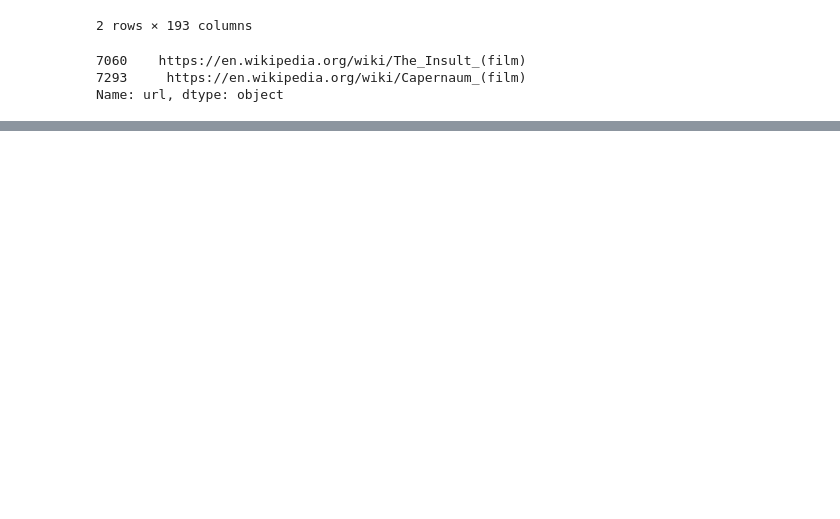
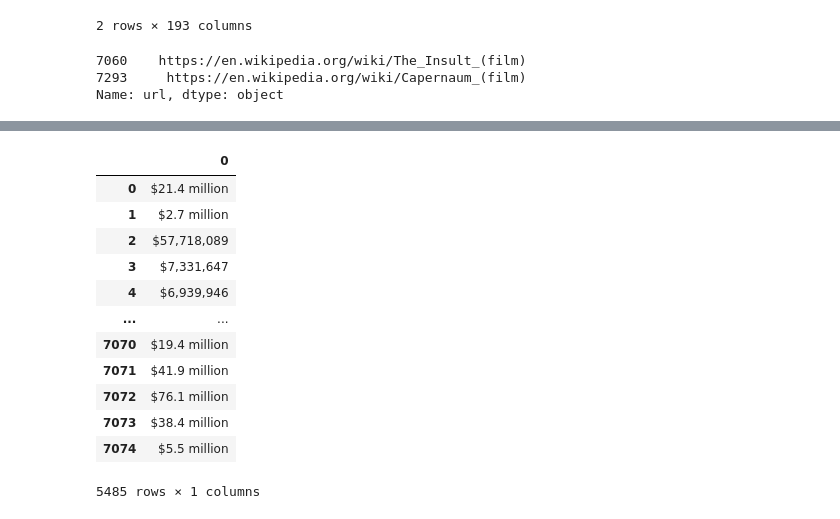
Before and after one commit to DONtheGREAT/Movies-ETL, a Jupyter notebook: Movielens Extract.ipynb, the cells around one changed output, grey strips where cells are left out. Saved outputs shown, nothing was run; the diff lists cells and outputs as text; code cells hidden in the pictures; blank space fills up the shorter version.

```diff
--- a/Movielens Extract.ipynb
+++ b/Movielens Extract.ipynb
@@ -212,0 +317,4 @@ sorted(wiki_movies_df.columns.tolist())
+# %%
+#columns that 90 perecnt null values is data that we will not be using so create columns to keep from the list created.
+wiki_columns_to_keep = [column for column in wiki_movies_df.columns if wiki_movies_df[column].isnull().sum() < len(wiki_movies_df) * 0.9]
+wiki_movies_df = wiki_movies_df[wiki_columns_to_keep]
@@ -212,0 +355,2 @@ sorted(wiki_movies_df.columns.tolist())
+# %%
+box_office = wiki_movies_df['Box office'].dropna()
@@ -212,0 +404,4 @@ sorted(wiki_movies_df.columns.tolist())
+# %%
+#use a simple space as our joining character and apply the join() function only when our data points are LIST.
+# join the value to the ' ' if the data type equals a list, if not leave the value as is.
+box_office = box_office.apply(lambda x: ' '.join(x) if type(x) == list else x)
@@ -212,0 +441,6 @@ sorted(wiki_movies_df.columns.tolist())
+# %%
+# search for any string that starts with a dollar sign and ends with a hyphen,
+# and then replace it with just a dollar sign using the replace() method.
+# Some editors will convert hyphens in certain situations to em dashes and en dashes
+# We'll need to put all three into a character set in our replace regular expression
+box_office = box_office.str.replace(r'\$.*[-—–](?![a-z])', '$', regex=True)
@@ -212,0 +468,18 @@ sorted(wiki_movies_df.columns.tolist())
+# %%
+# extract the values that have a string of text that match form one or two.
+# str.extract will return them in a dataframe.
+box_office.str.extract(f'({form_one}|{form_two})')
+# %% [output]
+|  | 0 |
+| 0 | $21.4 million |
+| 1 | $2.7 million |
+| 2 | $57,718,089 |
+| 3 | $7,331,647 |
+| 4 | $6,939,946 |
+| ... | ... |
+| 7070 | $19.4 million |
+| 7071 | $41.9 million |
+| 7072 | $76.1 million |
+| 7073 | $38.4 million |
+| 7074 | $5.5 million |
+5485 rows × 1 columns
```
Also changed, not shown: parts of 50 cells of this notebook.
